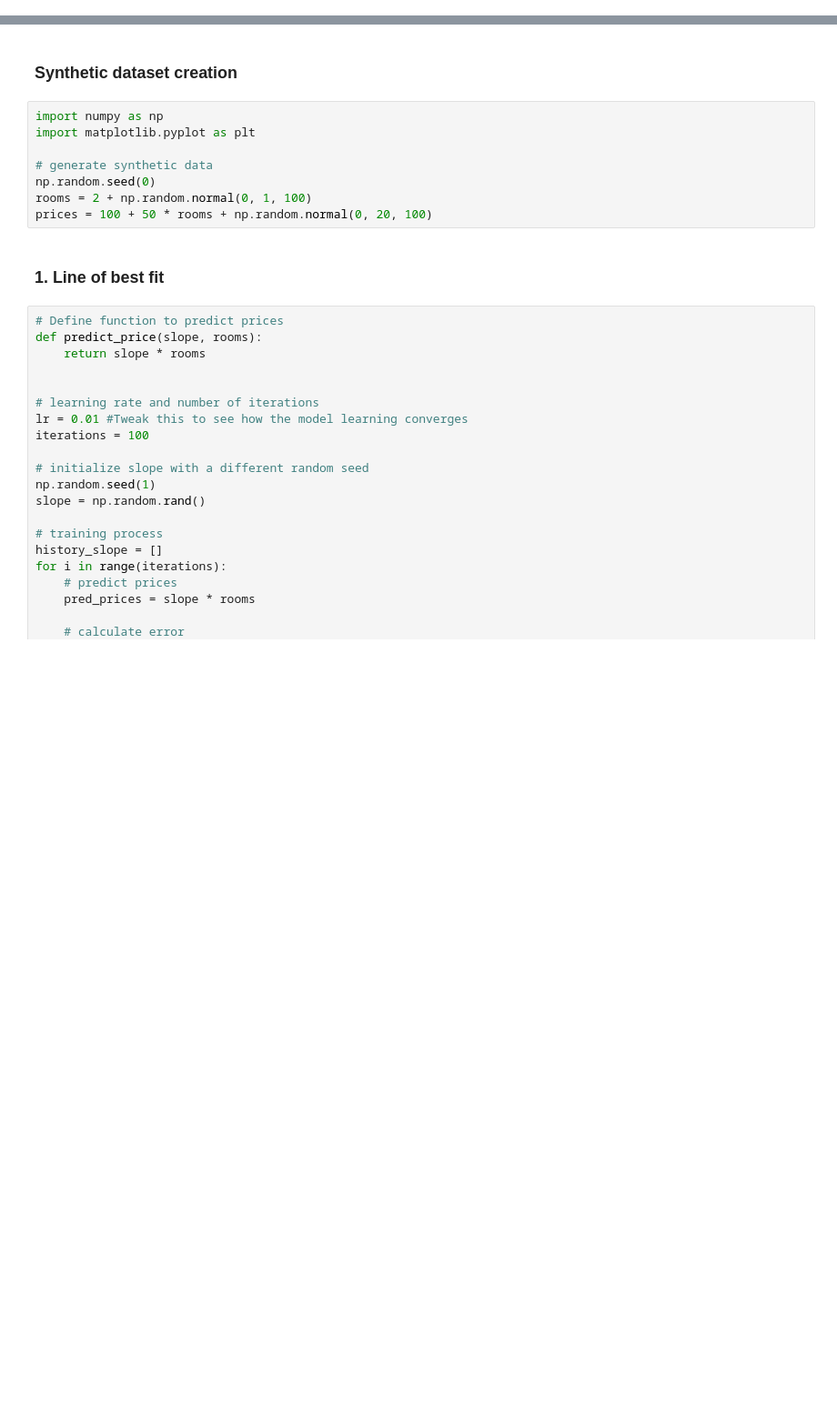
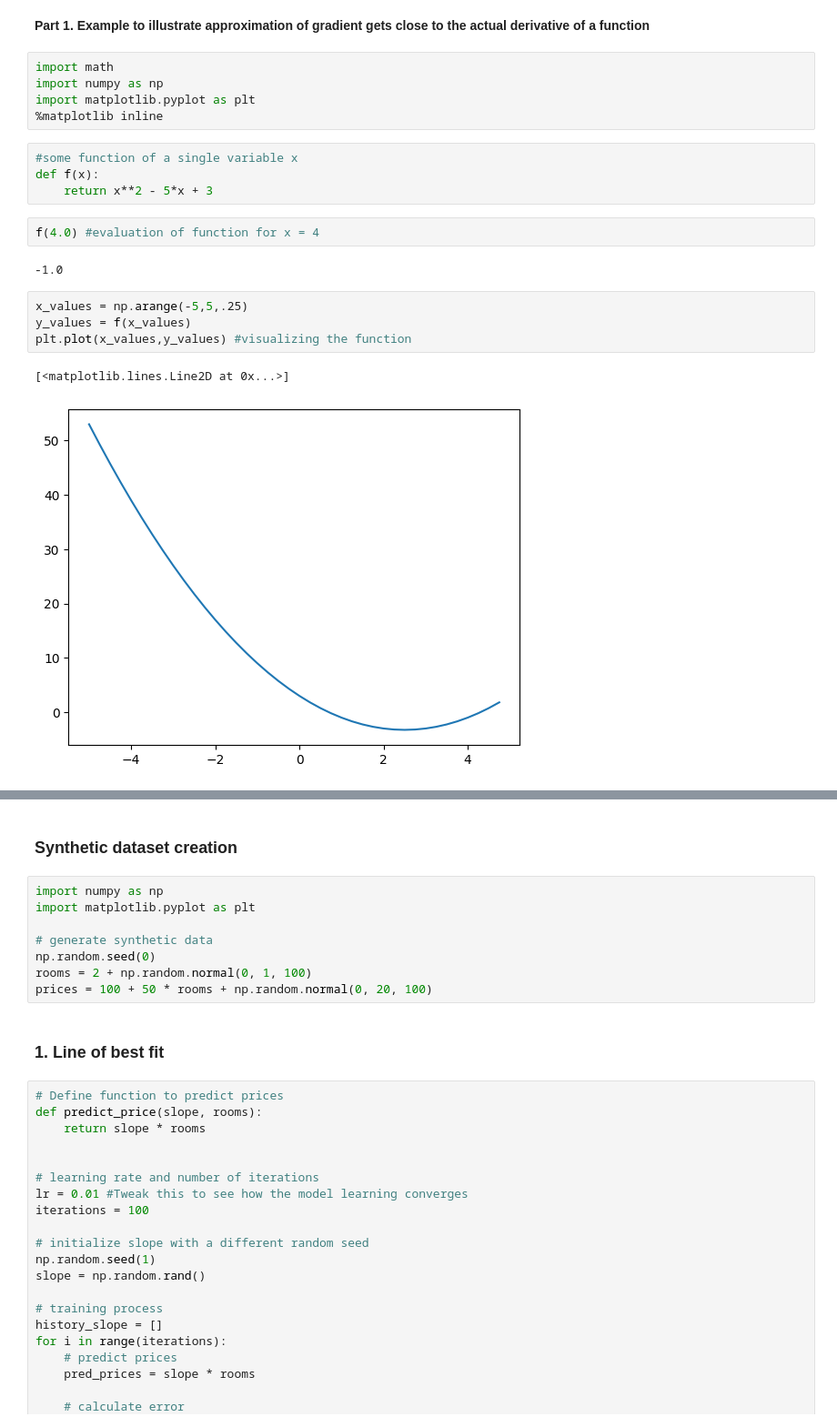
Before and after one commit to taskswithcode/probability_for_ml_notebooks, a Jupyter notebook: MLToyModel.ipynb, the cells around one changed output, grey strips where cells are left out. Shown at 91% size. Cells and saved outputs as stored; diff of their text form; blank space fills up the shorter version.

```diff
--- a/MLToyModel.ipynb
+++ b/MLToyModel.ipynb
@@ -4,0 +10,22 @@
+# %% [markdown]
+**Part 1. Example to illustrate approximation of gradient gets close to the actual derivative of a function**
+# %%
+import math
+import numpy as np
+import matplotlib.pyplot as plt
+%matplotlib inline
+# %%
+#some function of a single variable x
+def f(x):
+    return x**2 - 5*x + 3
+# %%
+f(4.0) #evaluation of function for x = 4
+# %% [output]
+-1.0
+# %%
+x_values = np.arange(-5,5,.25)
+y_values = f(x_values)
+plt.plot(x_values,y_values) #visualizing the function
+# %% [output]
+[<matplotlib.lines.Line2D at 0x...>]
+[figure, added]
```
Also changed, not shown: parts of 8 cells of this notebook.
